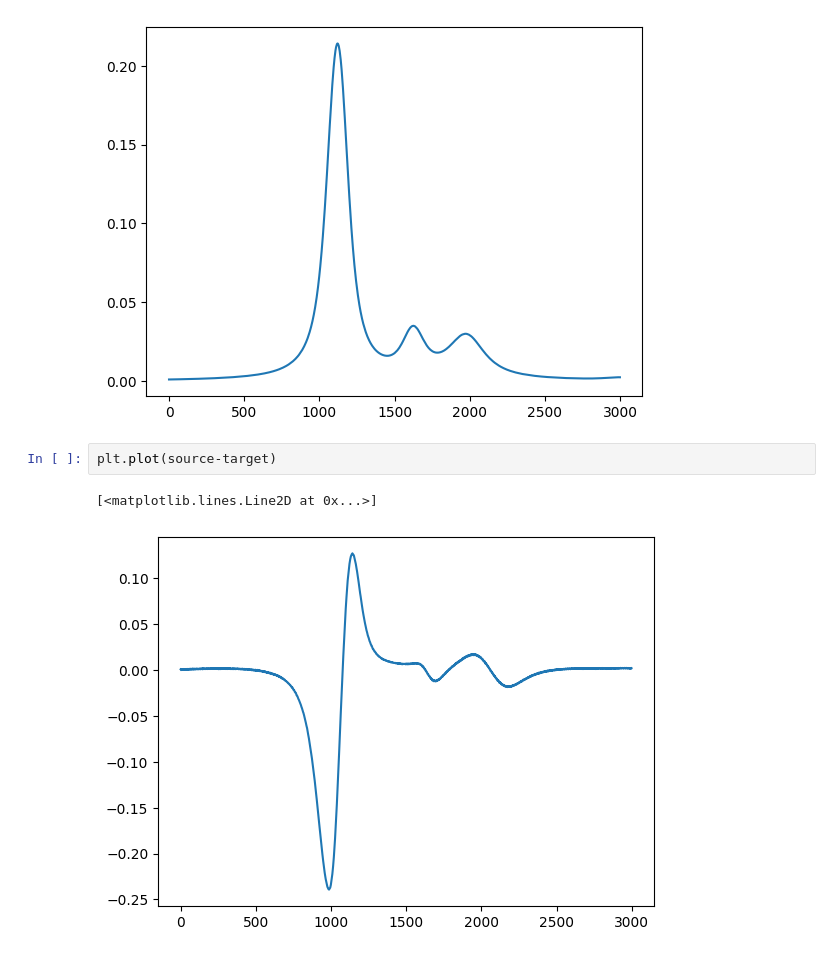
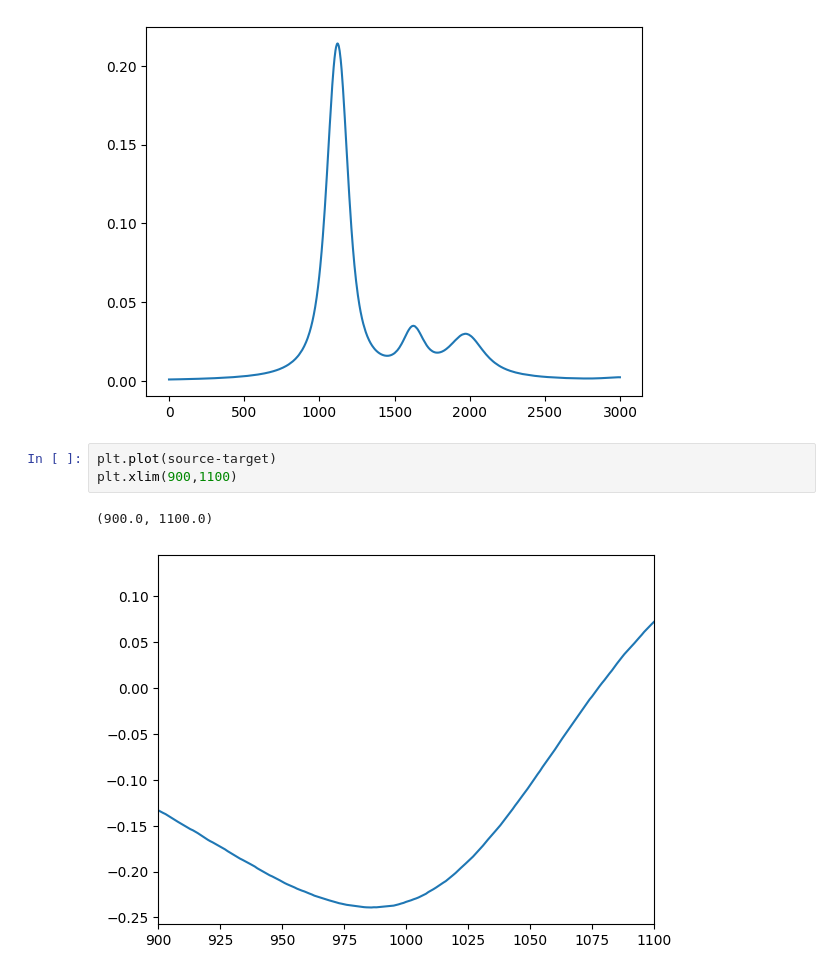
Before and after one commit to CaffineAddic/Flame_dianostics-temperature_profile_estimation_using_ML, a Jupyter notebook: Visual/visual_exp_data copy.ipynb, the cells around one changed output. Drawn from its saved outputs; the diff is of its cells as text.

```diff
--- a/Visual/visual_exp_data copy.ipynb
+++ b/Visual/visual_exp_data copy.ipynb
@@ -19,6 +19,7 @@ plt.plot(source)
 [figure]
 # %%
 plt.plot(source-target)
+plt.xlim(900,1100)
 # %% [output]
-[<matplotlib.lines.Line2D at 0x...>]
+(900.0, 1100.0)
-[figure, old version]
+[figure, new version]
```
Also changed, not shown: 7 other files.
